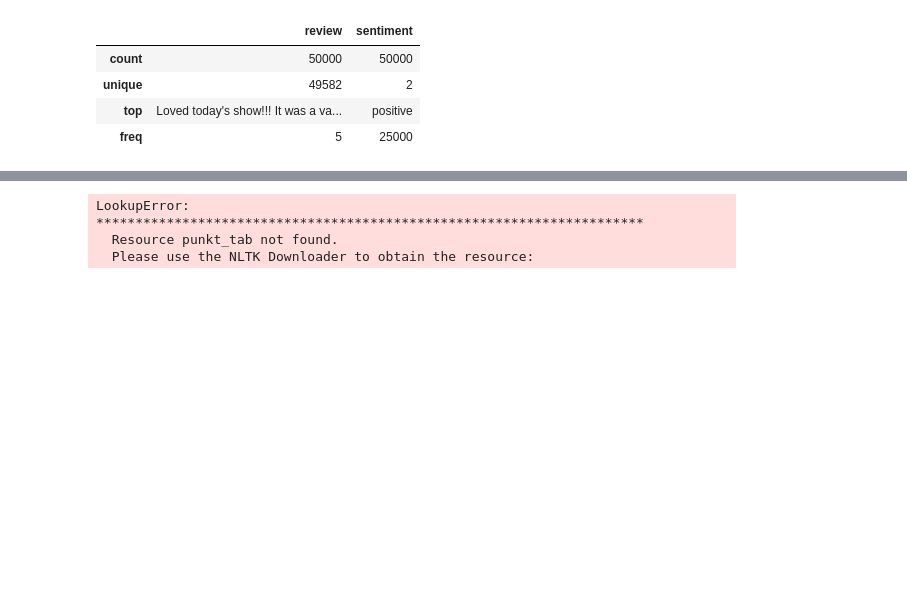
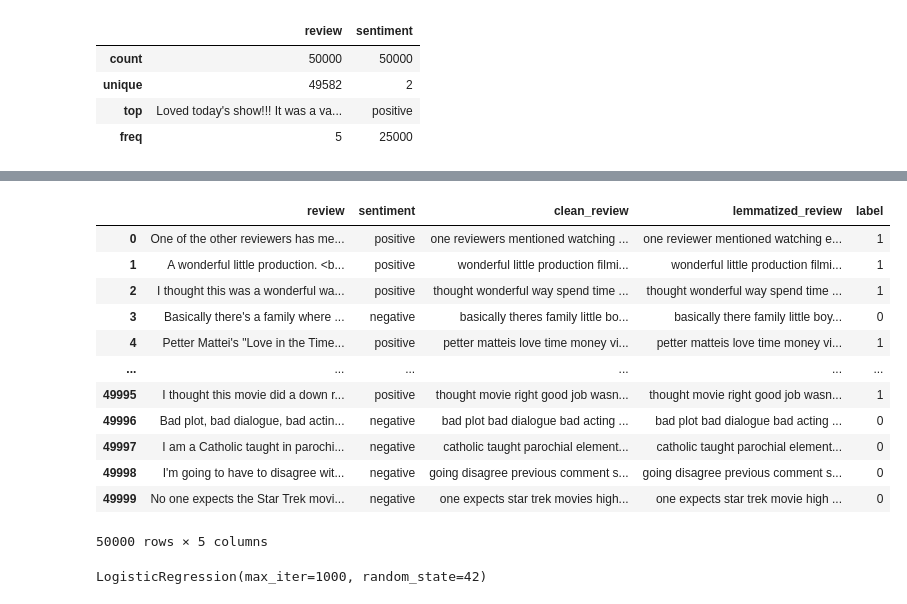
Before and after one commit to Denos-PB/IMDB-Movie-Review, a Jupyter notebook: IMDB.ipynb, the cells around one changed output, grey strips where cells are left out. Cells and saved outputs as stored; diff of their text form; code cells hidden in the pictures; blank space fills up the shorter version.

```diff
--- a/IMDB.ipynb
+++ b/IMDB.ipynb
@@ -49,8 +69,27 @@ def clean_text(text):
-# %%
-text = text['review'].apply(clean_text)
-# %% [output]
-LookupError:
-**********************************************************************
-  Resource punkt_tab not found.
-  Please use the NLTK Downloader to obtain the resource:
+# %%
+def leammatize_text(text):
+    lemmatizer = WordNetLemmatizer()
+    words = text.split()
+    return ' '.join([lemmatizer.lemmatize(word) for word in words])
+# %%
+text['clean_review'] = text['review'].apply(clean_text)
+text['lemmatized_review'] = text['clean_review'].apply(leammatize_text)
+# %%
+text['label'] = text['sentiment'].map({'positive':1,'negative': 0})
+# %%
+text
+# %% [output]
+|  | review | sentiment | clean_review | lemmatized_review | label |
+| 0 | One of the other reviewers has me... | positive | one reviewers mentioned watching ... | one reviewer mentioned watching e... | 1 |
+| 1 | A wonderful little production. <b... | positive | wonderful little production filmi... | wonderful little production filmi... | 1 |
+| 2 | I thought this was a wonderful wa... | positive | thought wonderful way spend time ... | thought wonderful way spend time ... | 1 |
+| 3 | Basically there's a family where ... | negative | basically theres family little bo... | basically there family little boy... | 0 |
+| 4 | Petter Mattei's "Love in the Time... | positive | petter matteis love time money vi... | petter matteis love time money vi... | 1 |
+| ... | ... | ... | ... | ... | ... |
+| 49995 | I thought this movie did a down r... | positive | thought movie right good job wasn... | thought movie right good job wasn... | 1 |
+| 49996 | Bad plot, bad dialogue, bad actin... | negative | bad plot bad dialogue bad acting ... | bad plot bad dialogue bad acting ... | 0 |
+| 49997 | I am a Catholic taught in parochi... | negative | catholic taught parochial element... | catholic taught parochial element... | 0 |
+| 49998 | I'm going to have to disagree wit... | negative | going disagree previous comment s... | going disagree previous comment s... | 0 |
+| 49999 | No one expects the Star Trek movi... | negative | one expects star trek movies high... | one expects star trek movie high ... | 0 |
+50000 rows × 5 columns
 # %%
@@ -72,0 +115,5 @@ X_train,X_val,y_train,y_val = train_test_split(X_train_temp,y_train_temp,
+# %%
+model = LogisticRegression(max_iter=1000, C=1.0, random_state=42)
+model.fit(X_train_tfidf, y_train)
+# %% [output]
+LogisticRegression(max_iter=1000, random_state=42)
```
Also changed, not shown: parts of 8 cells of this notebook.
